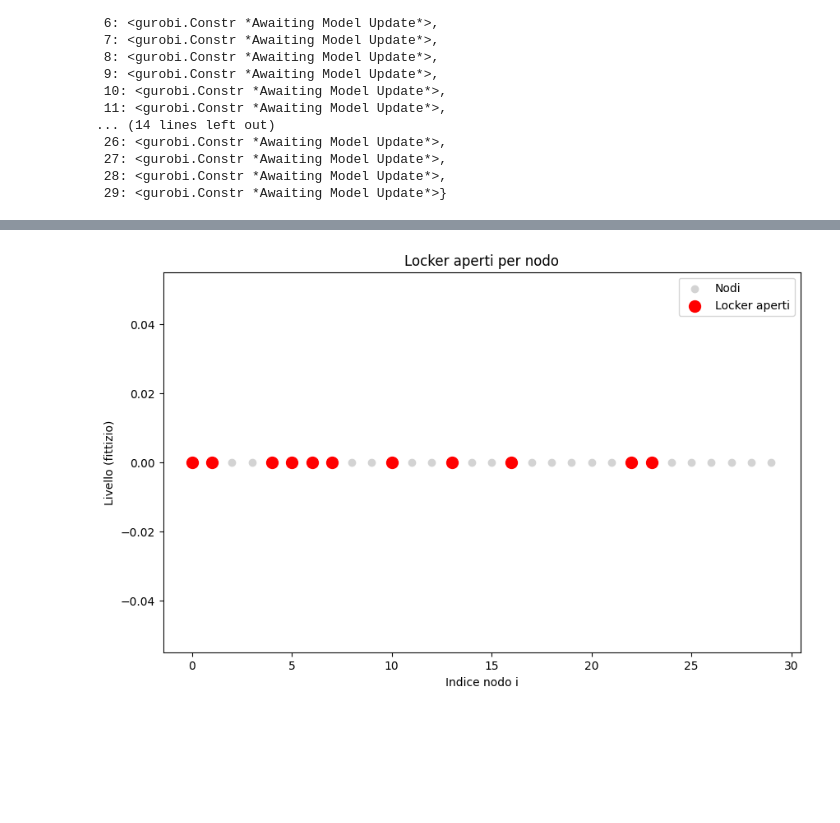
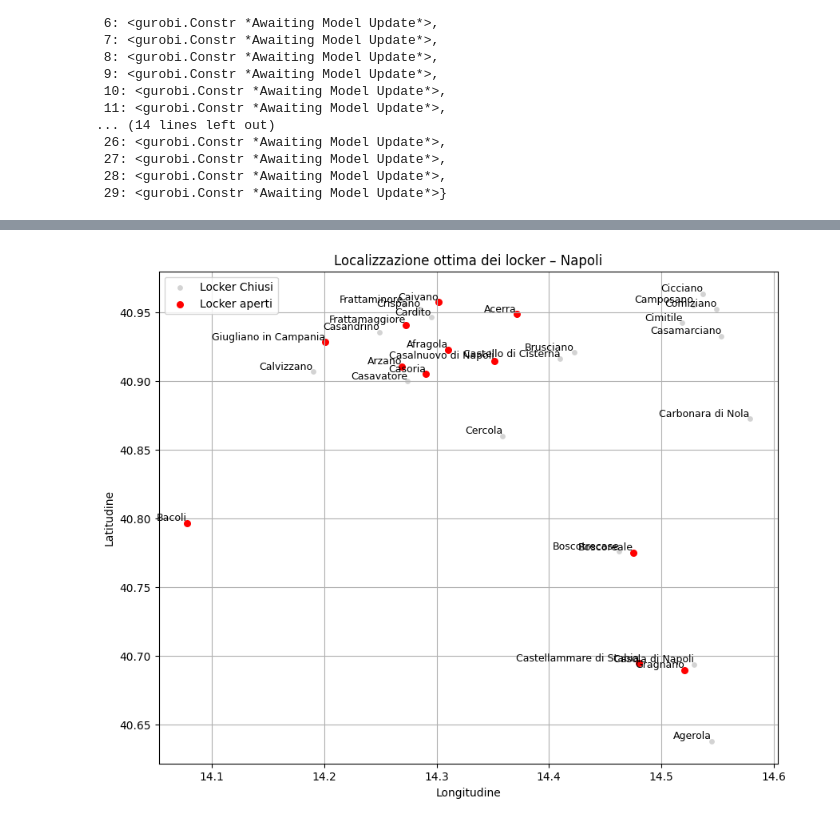
Before and after one commit to AngCap7/Parcel-Lockers-Location, a Jupyter notebook: project.ipynb, the cells around one changed output, grey strips where cells are left out. Cells and saved outputs as stored; diff of their text form; code cells hidden in the pictures; blank space fills up the shorter version.

```diff
--- a/project.ipynb
+++ b/project.ipynb
@@ -208,7 +196,7 @@ array([[4.1384000e+04, 5.1730000e+04, 6.2076000e+04, 7.2422000e+04,
 # %%
 # Insiemi
 I = range(30)          # nodi i
-U = range(6)        # livelli di distanza u = 0,...,m
+U = range(5)        # livelli di distanza u = 0,...,m
 
      # costo fisso di installazione
 # costo fisso per nodo i
@@ -218,7 +206,7 @@ f = {i: float(costi_fissi_e_operativi[i]) for i in I}  # costo fisso, unico per
 Q = {i: float(domanda[i]) for i in I}
 
 # ricavi R come vettore per nodo i
-R = 3
+R = 4
 
 # sconti e percentuali di compliance
 Cd = {int(k): float(v) for k, v in sconto.items()}
@@ -390,17 +378,57 @@ Nodo 29 → livello 1, quota clienti 1.00
 # %%
-plt.figure(figsize=(10,6))
+Napoli_subset = Napoli.iloc[0:30, :].reset_index(drop=True)
 
-# Tutti i nodi come punti grigi
-plt.scatter(range(len(I)), [0]*len(I), c='lightgray', label='Nodi')
+# Locker aperti dalla soluzione ottima
+open_lockers = [i for i in I if x[i].X > 0.5]
+locked_lockers = [i for i in I if x[i].X < 0.5]
 
-# Locker aperti come punti rossi
-open_lockers = [i for i in I if x[i].X > 0.5]
-plt.scatter(open_lockers, [0]*len(open_lockers), c='red', label='Locker aperti', s=100)
+plt.figure(figsize=(10,8))
 
-plt.xlabel("Indice nodo i")
-plt.ylabel("Livello (fittizio)")
-plt.title("Locker aperti per nodo")
+# Tutti i nodi
+plt.scatter(
+    Napoli_subset["Longitudine"],
+    Napoli_subset["Latitudine"],
+    c='lightgray',
+    s=15,
+    label='Locker Chiusi'
+)
+
+# Locker aperti
+plt.scatter(
+    Napoli_subset.loc[open_lockers, "Longitudine"],
+    Napoli_subset.loc[open_lockers, "Latitudine"],
+    c='red',
+    s=30,
+    label='Locker aperti'
+)
+
+# 🔹 Etichette COMUNE (solo per i locker aperti, consigliato)
+for i in open_lockers:
+    plt.text(
+        Napoli_subset.loc[i, "Longitudine"],
+        Napoli_subset.loc[i, "Latitudine"],
+        Napoli_subset.loc[i, "COMUNE"],
+        fontsize=9,
+        ha='right',
+        va='bottom'
+    )
+
+for i in locked_lockers:
+    plt.text(
+        Napoli_subset.loc[i, "Longitudine"],
+        Napoli_subset.loc[i, "Latitudine"],
+        Napoli_subset.loc[i, "COMUNE"],
+        fontsize=9,
+        ha='right',
+        va='bottom'
+    )
+
+
+plt.xlabel("Longitudine")
+plt.ylabel("Latitudine")
+plt.title("Localizzazione ottima dei locker – Napoli")
 plt.legend()
+plt.grid(True)
 plt.show()
 # %% [output]
-[figure, old version]
+[figure, new version]
```
Also changed, not shown: parts of 13 cells of this notebook, 3 other files.
